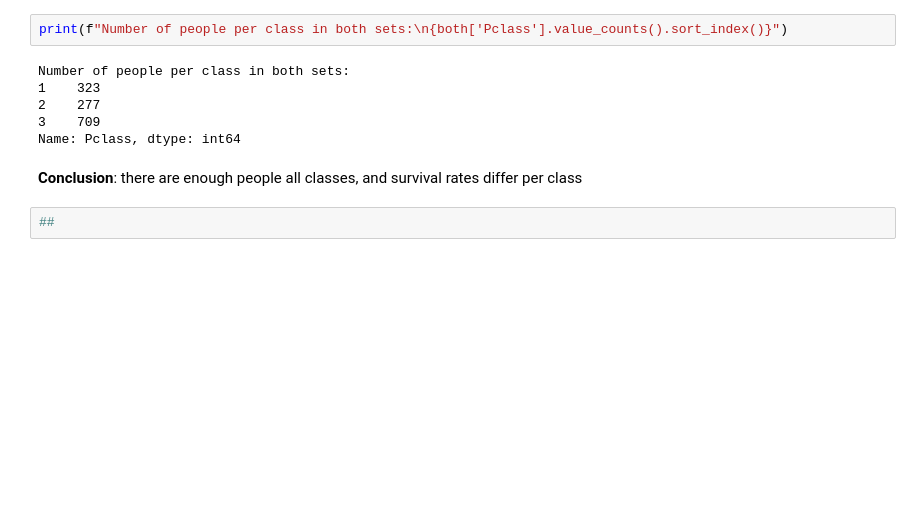
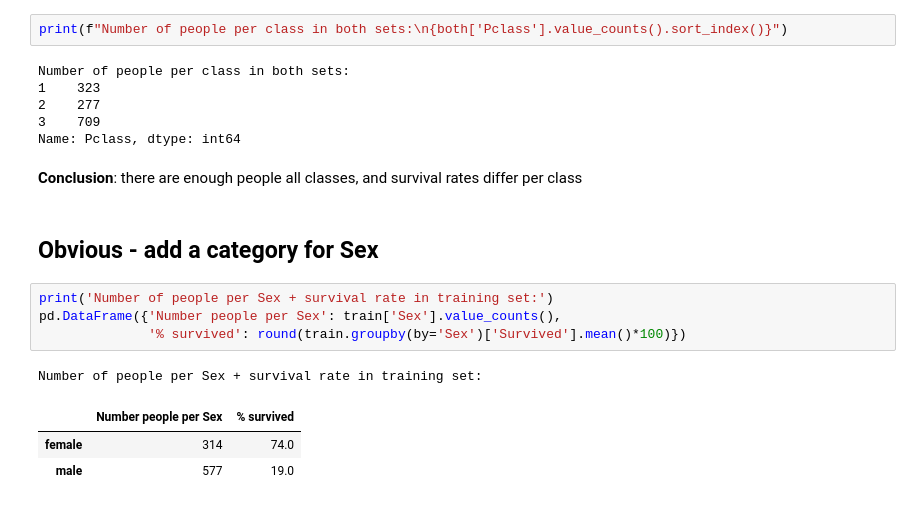
Before and after one commit to yoni2k/ml-kaggle-challenges, a Jupyter notebook: titanic/Advanced feature engineering.ipynb, the cells around one changed output. Drawn from its saved outputs; the diff is of its cells as text; blank space fills up the shorter version.

```diff
--- a/titanic/Advanced feature engineering.ipynb
+++ b/titanic/Advanced feature engineering.ipynb
@@ -469,5 +469,14 @@ Number of people per class in both sets:
 Name: Pclass, dtype: int64
 # %% [markdown]
 **Conclusion**: there are enough people all classes, and survival rates differ per class
-# %%
-##
+# %% [markdown]
+## Obvious - add a category for Sex
+# %%
+print('Number of people per Sex + survival rate in training set:')
+pd.DataFrame({'Number people per Sex': train['Sex'].value_counts(),
+              '% survived': round(train.groupby(by='Sex')['Survived'].mean()*100)})
+# %% [output]
+Number of people per Sex + survival rate in training set:
+|  | Number people per Sex | % survived |
+| female | 314 | 74.0 |
+| male | 577 | 19.0 |
```
Also changed, not shown: parts of 13 cells of this notebook, 1 other file.
